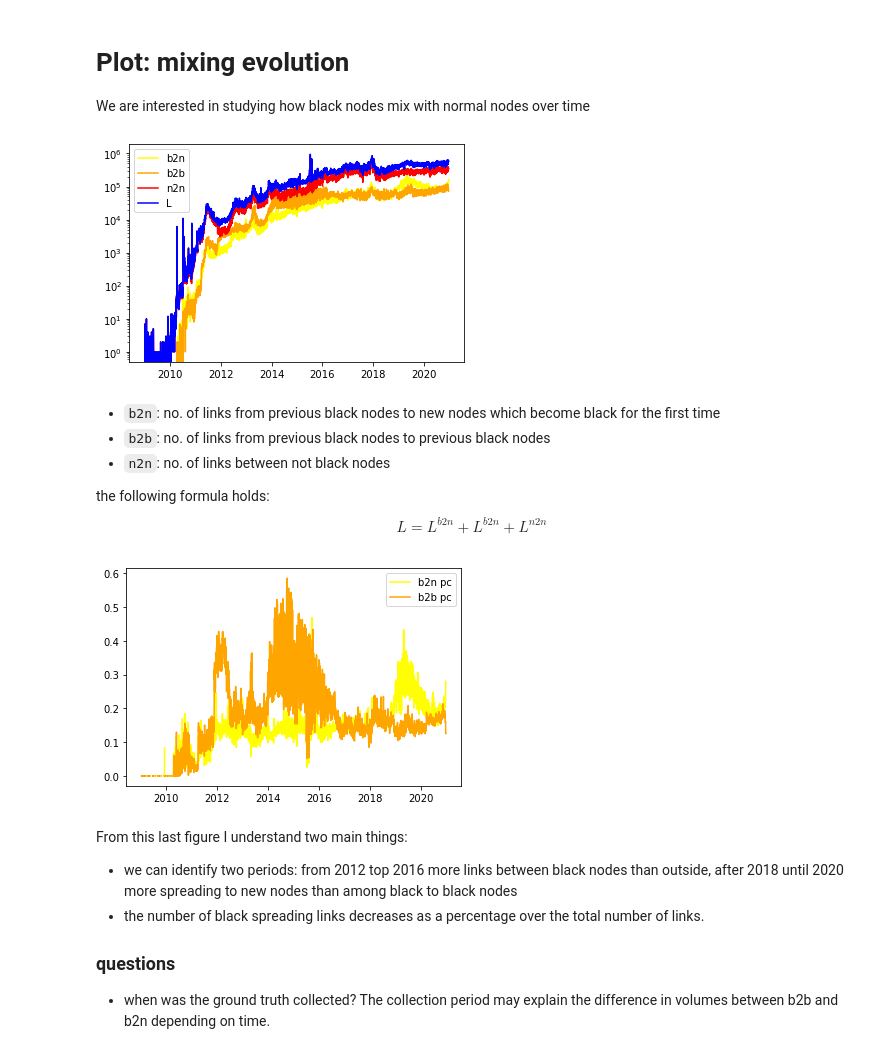
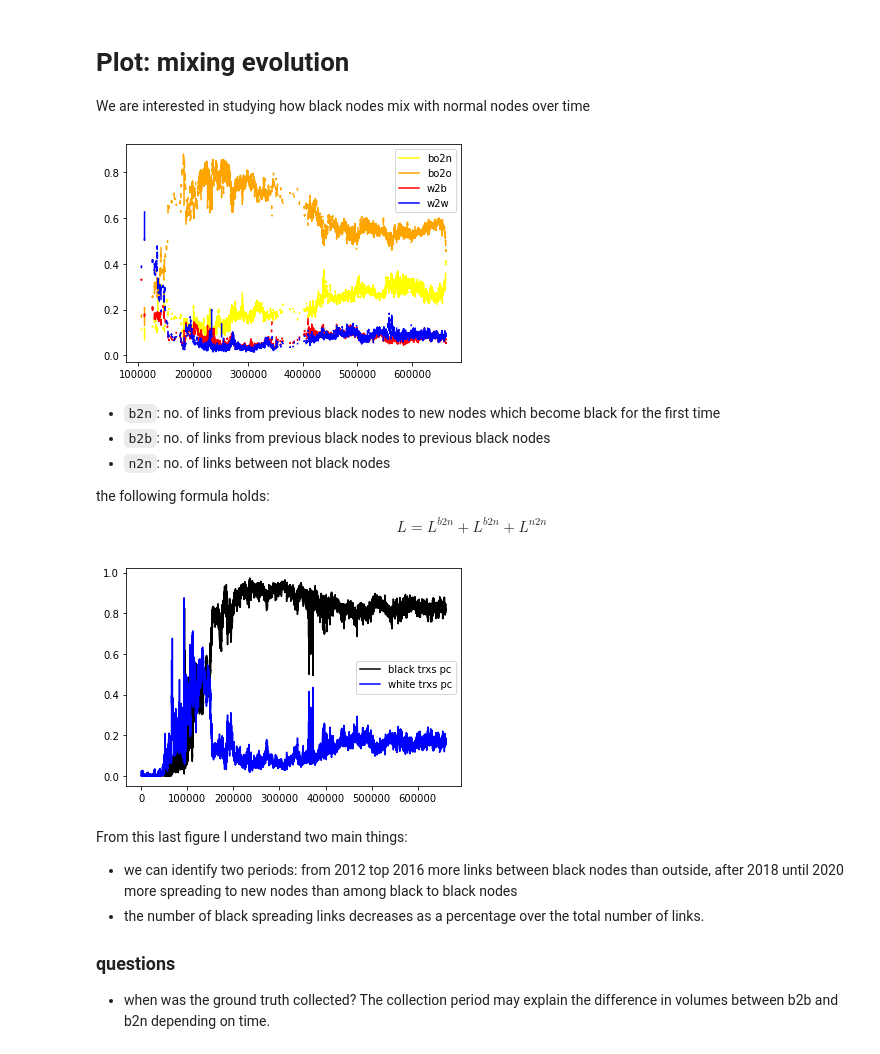
Before and after one commit to nicoloval/paint-black, a Jupyter notebook: ub_diffusion_block.ipynb, the cells around one changed output. Drawn from its saved outputs; the diff is of its cells as text; code cells hidden in the pictures.

```diff
--- a/ub_diffusion_block.ipynb
+++ b/ub_diffusion_block.ipynb
@@ -12,10 +12,10 @@ import matplotlib.pyplot as plt
 DIR_RES = "/home/nvalla/paint-black/uniform_black/"
 # old
 # heur2_day_file_old = DIR_RES + "heur_2_data/diffusion_net_day.csv.old"
-heur2_file = DIR_RES + "heur_2_data.old/diffusion_block.csv"
-heur2_cluster_is_black = DIR_RES + "heur_2_data.old/cluster_is_black_when_block.zarr"
-# DIR_STATS = "/mnt/hdd_data/blockchain_parsed/bitcoin/"
-# heur2_day_stats = DIR_STATS + "CALC-bitcoin-heur-2_day-network_base.csv"
+heur2_file = DIR_RES + "heur_2_data/diffusion_block.csv"
+heur2_cluster_is_black = DIR_RES + "heur_2_data/cluster_is_black_when_block.zarr"
+DIR_STATS = "/mnt/hdd_data/blockchain_parsed/bitcoin/"
+heur2_day_stats = DIR_STATS + "CALC-bitcoin-heur-2_day-network_base.csv"
 DIR_PARSED="/mnt/hdd_data/blockchain_parsed/"
 # cfg_file = f"/mnt/hdd_data/blockchain_parsed/bitcoin.cfg" # later
 # chain = blocksci.Blockchain(cfg_file)
@@ -168,0 +247,3 @@ plt.show()
+# %%
+df['no_clusters'] = df.no_clusters_input + df.no_clusters_output
+df['zero_clusters'] = pd.Series(df.no_clusters, dtype=bool).apply(lambda x: int(not x))
@@ -217,41 +318,42 @@ plt.show()
 We are interested in studying how black nodes mix with normal nodes over time
 # %%
 plt.figure()
-
+window_range=144
 plt.plot(
-    df.date,
-    df.black2new_no_link,
-    label = "b2n",
+    df.block,
+    (df.black_old2new_no_links/df.no_links).rolling(window=window_range).mean(),
+    label = "bo2n",
     color='yellow'
 )
 
 plt.plot(
-    df.date,
-    df.black2black_no_link,
-    label = "b2b",
+    df.block,
+    (df.black_old2old_no_links/df.no_links).rolling(window=window_range).mean(),
+    label = "bo2o",
     color='orange'
 )
 
 plt.plot(
-    df.date,
-    df.not_black_link,
-    label = "n2n",
+    df.block,
+    (df.white2black_no_links/df.no_links).rolling(window=window_range).mean(),
+    label = "w2b",
     color='red'
 )
 
 plt.plot(
-    df.date,
-    df.no_edges,
-    label = "L",
+    df.block,
+    (df.white2white_no_links/df.no_links).rolling(window=window_range).mean(),
+    label = "w2w",
     color='blue'
 )
 
 plt.legend()
+plt.savefig(f'uniform_black/heur_2_data/figs/links_pc_rw{window_range}.pdf')
 
-plt.yscale("log")
+# plt.yscale("log")
 plt.show()
 # %% [output]
-[figure, old version]
+[figure, new version]
 # %% [markdown]
 * `b2n`: no. of links from previous black nodes to new nodes which become black for the first time
 * `b2b`: no. of links from previous black nodes to previous black nodes
@@ -263,26 +365,28 @@ L = L^{b2n} + L^{b2n} + L^{n2n}
 $$
 # %%
 plt.figure()
-
+window_range=144
 plt.plot(
-    df.date,
-    df.black2new_no_link/df.no_edges,
-    label = "b2n pc",
-    color='yellow'
+    df.block,
+    (df.no_black_trxs/df.total_trxs).rolling(window=window_range).mean(),
+    label = "black trxs pc",
+    color='black'
 )
 
 plt.plot(
-    df.date,
-    df.black2black_no_link/df.no_edges,
-    label = "b2b pc",
-    color='orange'
+    df.block,
+    (df.no_white_trxs/df.total_trxs).rolling(window=window_range).mean(),
+    label = "white trxs pc",
+    color='blue'
 )
 
 plt.legend()
+plt.savefig(f'uniform_black/heur_2_data/figs/trxs_pc_rw{window_range}.pdf')
+
 
 plt.show()
 # %% [output]
-[figure, old version]
+[figure, new version]
 # %% [markdown]
 From this last figure I understand two main things:
 - we can identify two periods: from 2012 top 2016 more links between black nodes than outside, after 2018 until 2020 more spreading to new nodes than among black to black nodes
```
Also changed, not shown: parts of 44 cells of this notebook, 4 other files.
